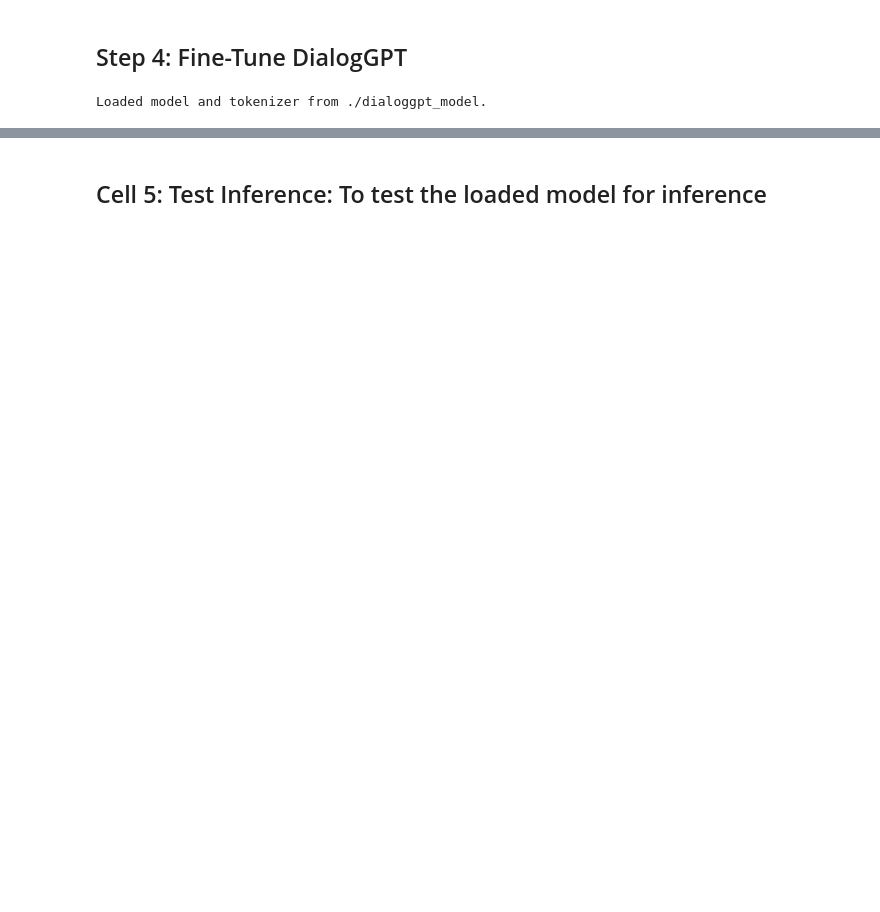
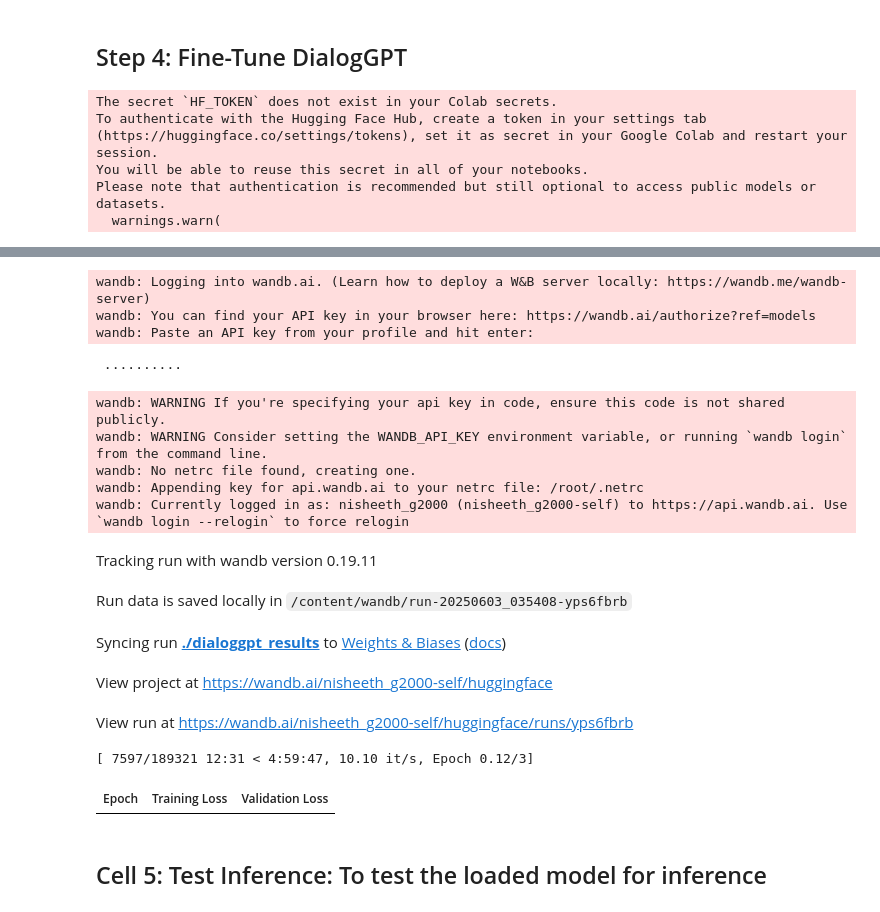
Before and after one commit to nisheethg2000/UCB_AIML, a Jupyter notebook: Practical Applications/Capstone project/evaluate_chatbot_data_dialoggpt_twitter_trained.ipynb, the cells around one changed output, grey strips where cells are left out. Saved outputs shown, nothing was run; the diff lists cells and outputs as text; code cells hidden in the pictures; blank space fills up the shorter version.

```diff
--- a/Practical Applications/Capstone project/evaluate_chatbot_data_dialoggpt_twitter_trained.ipynb
+++ b/Practical Applications/Capstone project/evaluate_chatbot_data_dialoggpt_twitter_trained.ipynb
@@ -164,5 +156,3 @@ Dropping tweet_id, author_id, created_at response_Tweet_id, in_response_to_tweet
-# %%
-df = df.drop(['tweet_id','author_id','created_at','response_tweet_id','in_response_to_tweet_id'],axis=1)
 # %% [markdown]
 Dropping inbound messages as the Bot needs to be trained only on outbound responses, and clean up the user id references
 # %%
@@ -169,0 +162,2 @@ df=df[df['inbound']==False]
+# %%
+df = df.drop(['tweet_id','inbound','author_id','created_at','response_tweet_id','in_response_to_tweet_id'],axis=1)
@@ -553,11 +503,15 @@ def fine_tune_dialoggpt(train_dataset, eval_dataset, force_fine_tune=False):
         print('Falling back to pretrained DialogGPT model.')
         return None, None
 
-dialoggpt_model, dialoggpt_tokenizer = fine_tune_dialoggpt(dialoggpt_train_dataset, dialoggpt_eval_dataset,force_fine_tune=False)
+dialoggpt_model, dialoggpt_tokenizer = fine_tune_dialoggpt(dialoggpt_train_dataset, dialoggpt_eval_dataset,force_fine_tune=True)
 if dialoggpt_model is None:
     print('Using pretrained DialogGPT due to fine-tuning error.')
     dialoggpt_model = AutoModelForCausalLM.from_pretrained('microsoft/DialoGPT-medium')
     dialoggpt_tokenizer = AutoTokenizer.from_pretrained('microsoft/DialoGPT-medium')
     dialoggpt_tokenizer.pad_token = dialoggpt_tokenizer.eos_token
 # %% [output]
-Loaded model and tokenizer from ./dialoggpt_model.
+The secret `HF_TOKEN` does not exist in your Colab secrets.
+To authenticate with the Hugging Face Hub, create a token in your settings tab (https://huggingface.co/settings/tokens), set it as secret in your Google Colab and restart your session.
+You will be able to reuse this secret in all of your notebooks.
+Please note that authentication is recommended but still optional to access public models or datasets.
+  warnings.warn(
@@ -564,3 +520,19 @@ Loaded model and tokenizer from ./dialoggpt_model.
+wandb: Logging into wandb.ai. (Learn how to deploy a W&B server locally: https://wandb.me/wandb-server)
+wandb: You can find your API key in your browser here: https://wandb.ai/authorize?ref=models
+wandb: Paste an API key from your profile and hit enter:
+ ··········
+wandb: WARNING If you're specifying your api key in code, ensure this code is not shared publicly.
+wandb: WARNING Consider setting the WANDB_API_KEY environment variable, or running `wandb login` from the command line.
+wandb: No netrc file found, creating one.
+wandb: Appending key for api.wandb.ai to your netrc file: /root/.netrc
+wandb: Currently logged in as: nisheeth_g2000 (nisheeth_g2000-self) to https://api.wandb.ai. Use `wandb login --relogin` to force relogin
+Tracking run with wandb version 0.19.11
+Run data is saved locally in /content/wandb/run-20250603_035408-yps6fbrb
+Syncing run ./dialoggpt_results to Weights & Biases (docs)
+View project at https://wandb.ai/nisheeth_g2000-self/huggingface
+View run at https://wandb.ai/nisheeth_g2000-self/huggingface/runs/yps6fbrb
+[ 7597/189321 12:31 < 4:59:47, 10.10 it/s, Epoch 0.12/3]
+| Epoch | Training Loss | Validation Loss |
 # %% [markdown]
 ## Cell 5: Test Inference: To test the loaded model for inference
 # %%
```
Also changed, not shown: parts of 18 cells of this notebook.
